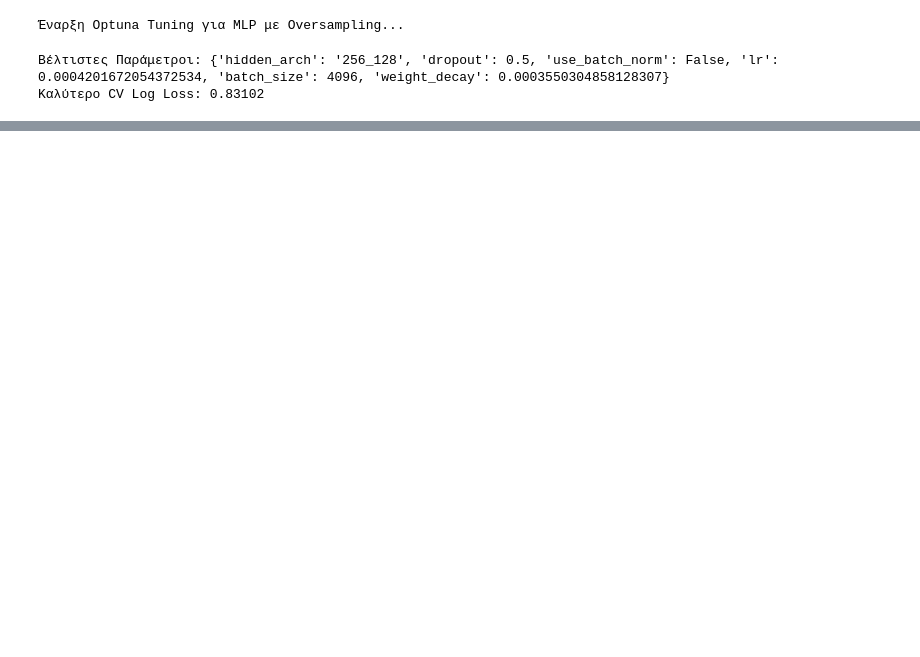
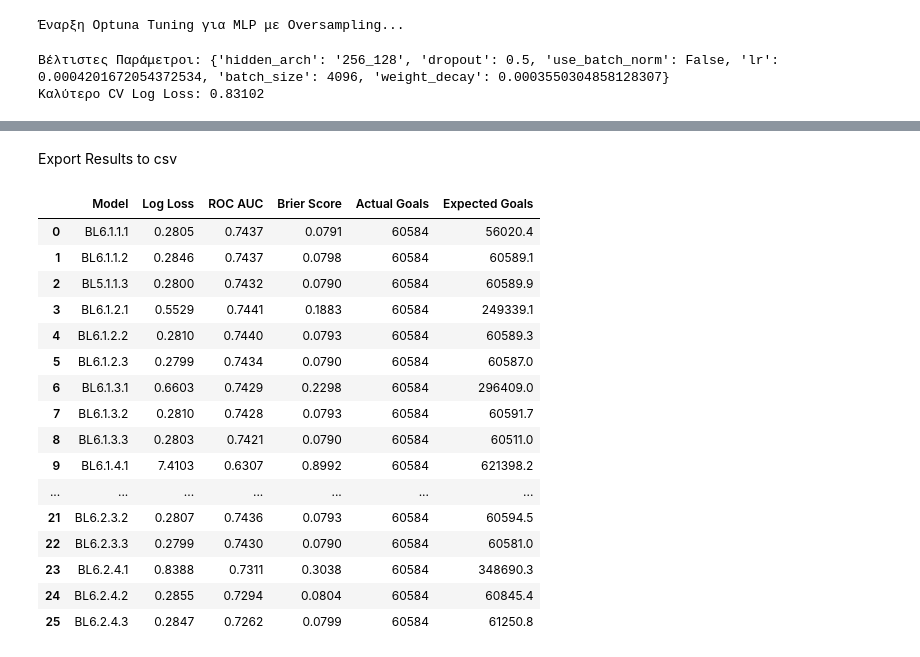
Before and after one commit to selimasdim/football-xg-thesis, a Jupyter notebook: Baseline models/BL6-mlp.ipynb, the cells around one changed output, grey strips where cells are left out. Drawn from its saved outputs; the diff is of its cells as text; code cells hidden in the pictures; blank space fills up the shorter version.

```diff
--- a/Baseline models/BL6-mlp.ipynb
+++ b/Baseline models/BL6-mlp.ipynb
@@ -503,7 +503,7 @@ bl6_1_4_1 = make_imb_pipeline(
         criterion=SafeBCE,
         optimizer=torch.optim.Adam,
         lr=0.001,
-        batch_size=4096,
+        batch_size=1024,
         iterator_train__pin_memory=True,
         max_epochs=200,
         callbacks=[EarlyStopping(monitor='valid_loss', patience=10)],
@@ -1028,0 +1324,10 @@ print(f"Καλύτερο CV Log Loss: {study_us.best_value:.5f}")
+# %%
+predictions_bl6_2_3_3 = cross_val_predict(
+    iso_calibrator,
+    P_raw,
+    y,
+    cv=skf
+)
+
+res = evaluate_model(y, predictions_bl6_2_3_3, model_name="BL6.2.3.3")
+all_results.append(res)
@@ -1082,0 +1488,13 @@ print(f"Καλύτερο CV Log Loss: {study_os.best_value:.5f}")
+# %%
+P_raw = predictions_bl6_2_4_1.reshape(-1, 1)
+
+predictions_bl6_2_4_2 = cross_val_predict(
+    platt_calibrator,
+    P_raw,
+    y,
+    cv=skf,
+    method='predict_proba'
+)[:, 1]
+
+res = evaluate_model(y, predictions_bl6_2_4_2, model_name="BL6.2.4.2")
+all_results.append(res)
@@ -1082,0 +1513,10 @@ print(f"Καλύτερο CV Log Loss: {study_os.best_value:.5f}")
+# %%
+predictions_bl6_2_4_3 = cross_val_predict(
+    iso_calibrator,
+    P_raw,
+    y,
+    cv=skf
+)
+
+res = evaluate_model(y, predictions_bl6_2_4_3, model_name="BL6.2.4.3")
+all_results.append(res)
@@ -1082,0 +1533,30 @@ print(f"Καλύτερο CV Log Loss: {study_os.best_value:.5f}")
+# %% [markdown]
+Export Results to csv
+# %%
+df_results = pd.DataFrame(all_results)
+
+for col in ['model_name', 'Model', 'model']:
+    if col in df_results.columns:
+        df_results = df_results.drop_duplicates(subset=[col], keep='last')
+        break
+
+df_results.to_csv('BL6-results.csv', index=False, encoding='utf-8-sig')
+display(df_results)
+# %% [output]
+|  | Model | Log Loss | ROC AUC | Brier Score | Actual Goals | Expected Goals |
+| 0 | BL6.1.1.1 | 0.2805 | 0.7437 | 0.0791 | 60584 | 56020.4 |
+| 1 | BL6.1.1.2 | 0.2846 | 0.7437 | 0.0798 | 60584 | 60589.1 |
+| 2 | BL5.1.1.3 | 0.2800 | 0.7432 | 0.0790 | 60584 | 60589.9 |
+| 3 | BL6.1.2.1 | 0.5529 | 0.7441 | 0.1883 | 60584 | 249339.1 |
+| 4 | BL6.1.2.2 | 0.2810 | 0.7440 | 0.0793 | 60584 | 60589.3 |
+| 5 | BL6.1.2.3 | 0.2799 | 0.7434 | 0.0790 | 60584 | 60587.0 |
+| 6 | BL6.1.3.1 | 0.6603 | 0.7429 | 0.2298 | 60584 | 296409.0 |
+| 7 | BL6.1.3.2 | 0.2810 | 0.7428 | 0.0793 | 60584 | 60591.7 |
+| 8 | BL6.1.3.3 | 0.2803 | 0.7421 | 0.0790 | 60584 | 60511.0 |
+| 9 | BL6.1.4.1 | 7.4103 | 0.6307 | 0.8992 | 60584 | 621398.2 |
+| ... | ... | ... | ... | ... | ... | ... |
+| 21 | BL6.2.3.2 | 0.2807 | 0.7436 | 0.0793 | 60584 | 60594.5 |
+| 22 | BL6.2.3.3 | 0.2799 | 0.7430 | 0.0790 | 60584 | 60581.0 |
+| 23 | BL6.2.4.1 | 0.8388 | 0.7311 | 0.3038 | 60584 | 348690.3 |
+| 24 | BL6.2.4.2 | 0.2855 | 0.7294 | 0.0804 | 60584 | 60845.4 |
+| 25 | BL6.2.4.3 | 0.2847 | 0.7262 | 0.0799 | 60584 | 61250.8 |
```
Also changed, not shown: parts of 24 cells of this notebook, 2 other files.
